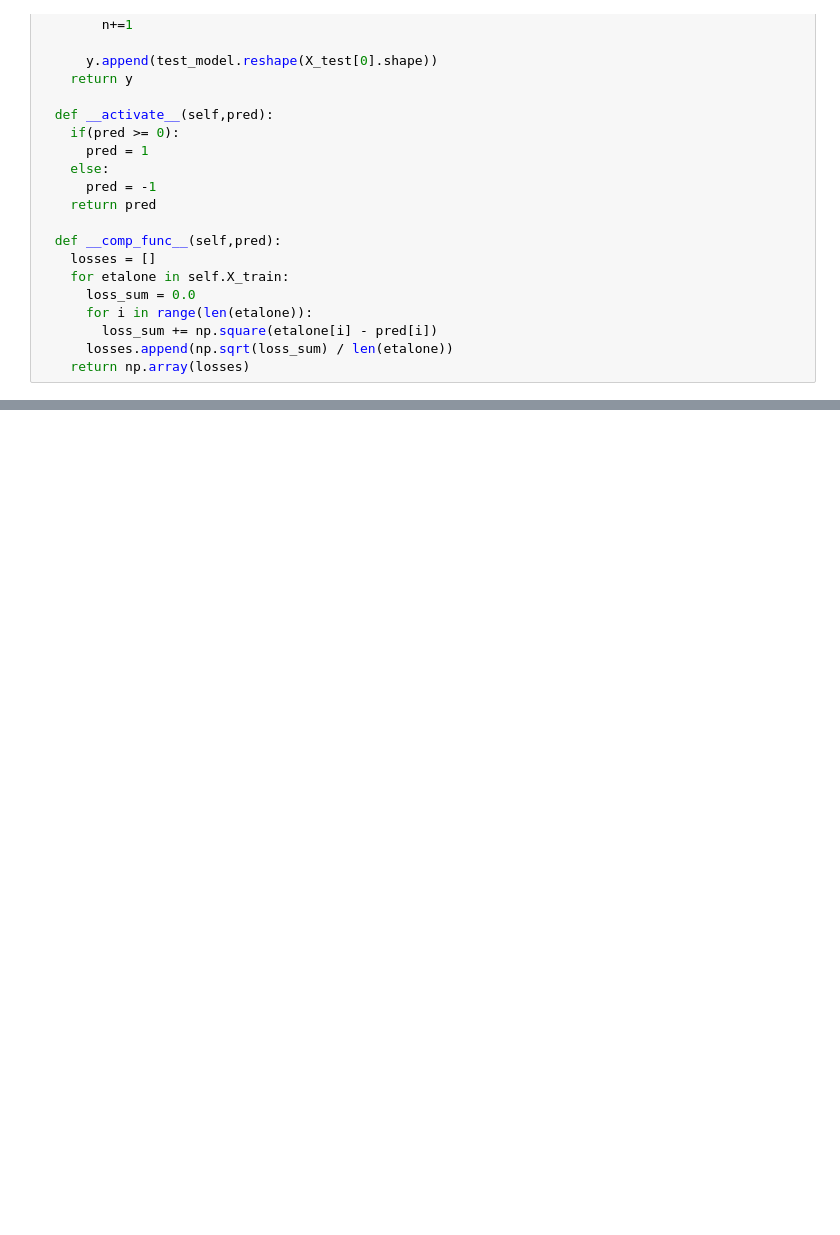
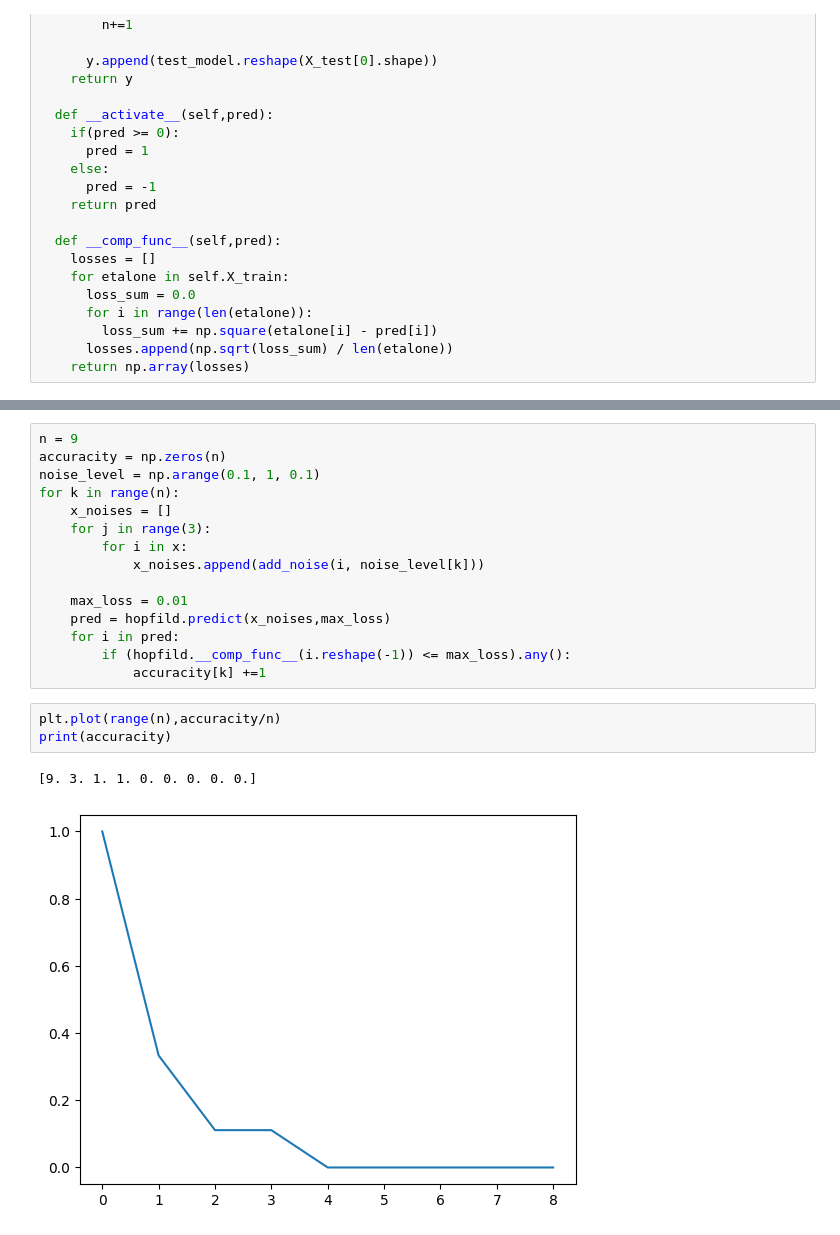
Before and after one commit to Ivan-AI-hub/Optimizing-of-project-decisions, a Jupyter notebook: Sapr/hopfield-network.ipynb, the cells around one changed output, grey strips where cells are left out. Drawn from its saved outputs; the diff is of its cells as text; blank space fills up the shorter version.

```diff
--- a/Sapr/hopfield-network.ipynb
+++ b/Sapr/hopfield-network.ipynb
@@ -173,0 +163,21 @@ plt.show()
+# %%
+n = 9
+accuracity = np.zeros(n)
+noise_level = np.arange(0.1, 1, 0.1)
+for k in range(n):
+    x_noises = []
+    for j in range(3):
+        for i in x:
+            x_noises.append(add_noise(i, noise_level[k]))
+
+    max_loss = 0.01
+    pred = hopfild.predict(x_noises,max_loss)
+    for i in pred:
+        if (hopfild.__comp_func__(i.reshape(-1)) <= max_loss).any():
+            accuracity[k] +=1
+# %%
+plt.plot(range(n),accuracity/n)
+print(accuracity)
+# %% [output]
+[9. 3. 1. 1. 0. 0. 0. 0. 0.]
+[figure, added]
```
Also changed, not shown: parts of 10 cells of this notebook, 3 other files.
